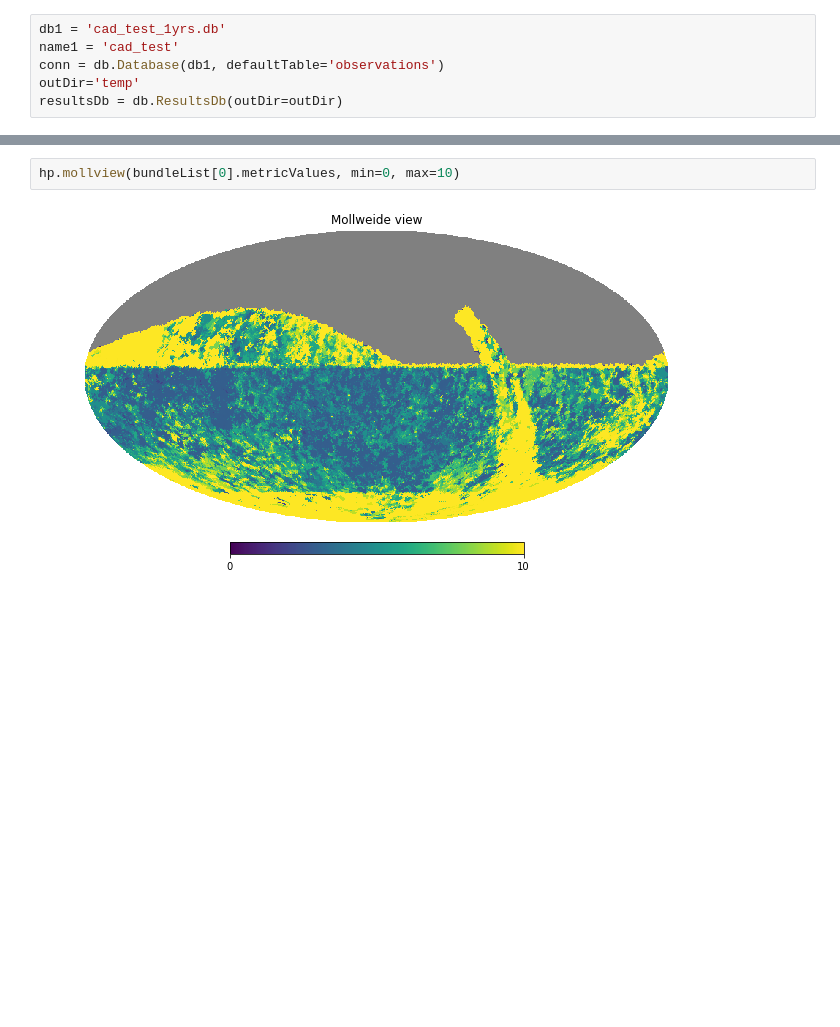
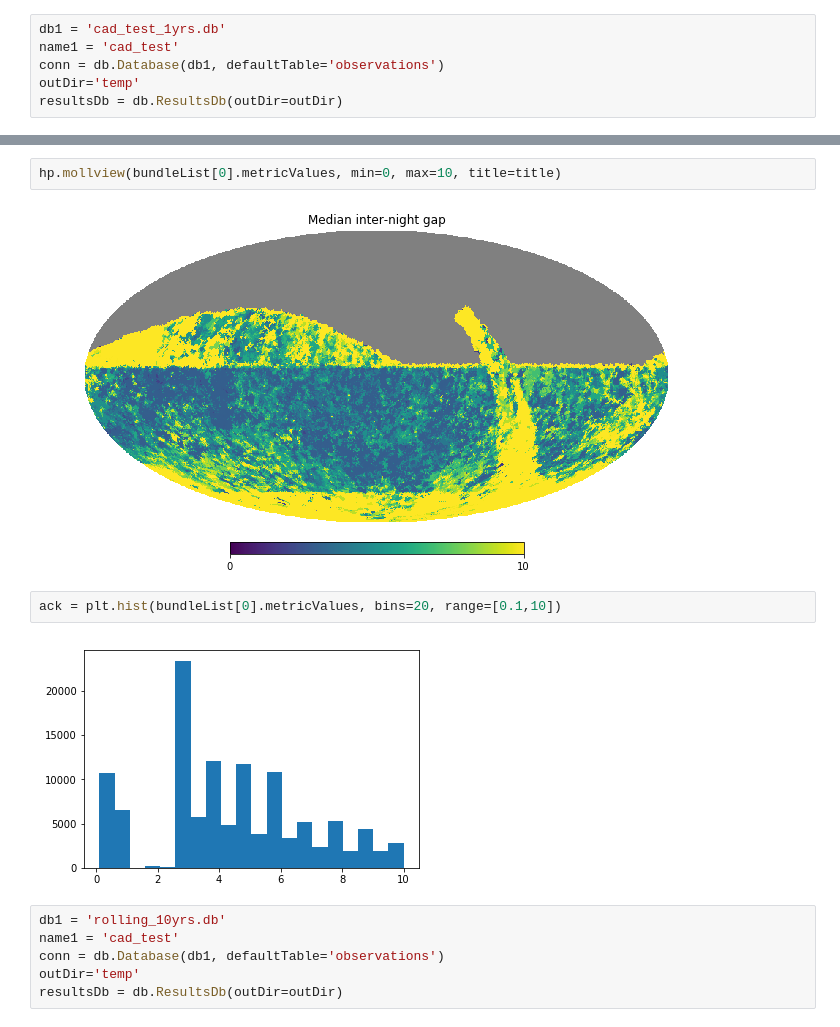
Before and after one commit to yoachim/18_scratch, a Jupyter notebook: scripted_example/inspect_cadence.ipynb, the cells around one changed output, grey strips where cells are left out. Drawn from its saved outputs; the diff is of its cells as text; blank space fills up the shorter version.

```diff
--- a/scripted_example/inspect_cadence.ipynb
+++ b/scripted_example/inspect_cadence.ipynb
@@ -78,4 +94,14 @@ Plotting complete.
 # %%
-hp.mollview(bundleList[0].metricValues, min=0, max=10)
+hp.mollview(bundleList[0].metricValues, min=0, max=10, title=title)
 # %% [output]
-[figure, old version]
+[figure, new version]
+# %%
+ack = plt.hist(bundleList[0].metricValues, bins=20, range=[0.1,10])
+# %% [output]
+[figure, added]
+# %%
+db1 = 'rolling_10yrs.db'
+name1 = 'cad_test'
+conn = db.Database(db1, defaultTable='observations')
+outDir='temp'
+resultsDb = db.ResultsDb(outDir=outDir)
```
Also changed, not shown: parts of 9 cells of this notebook, 1 other file.
